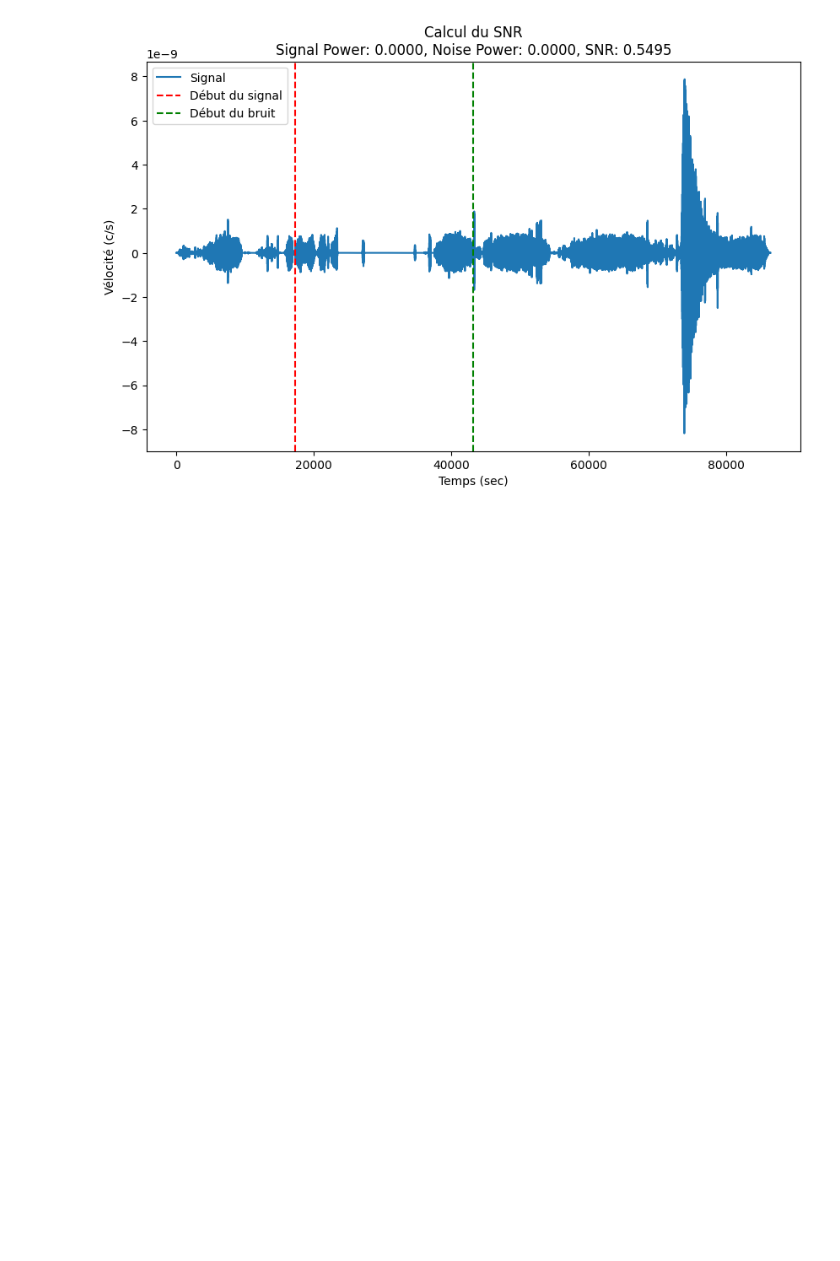
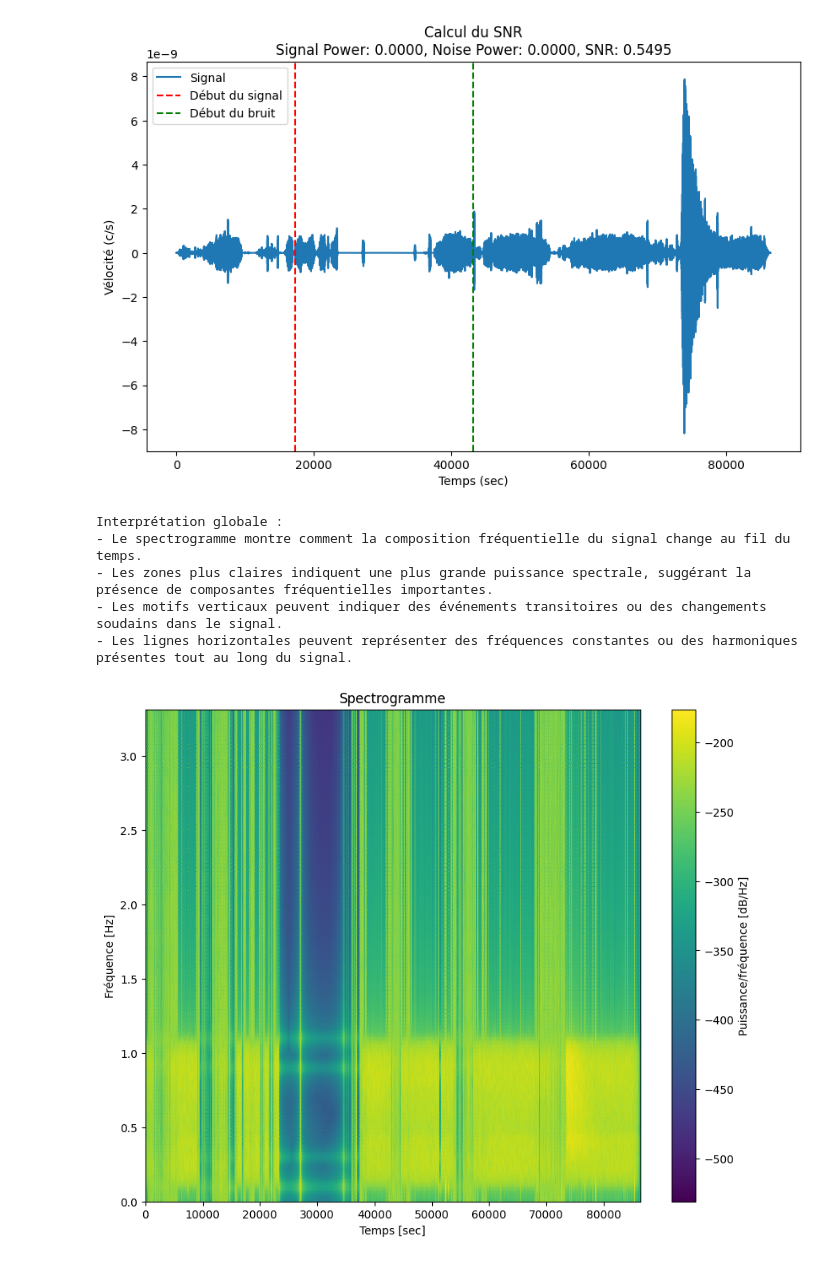
Before and after one commit to RedddOne/Space-INT, a Jupyter notebook: Notebook_Presentation.ipynb, the cells around one changed output. Cells and saved outputs as stored; diff of their text form; code cells hidden in the pictures; blank space fills up the shorter version.

```diff
--- a/Notebook_Presentation.ipynb
+++ b/Notebook_Presentation.ipynb
@@ -357,3 +357,45 @@ plt.show()
 # %% [output]
 Index(['time_abs(%Y-%m-%dT%H:%M:%S.%f)', 'time_rel(sec)', 'velocity(m/s)'], dtype='object')
 [figure]
+# %%
+import numpy as np
+import matplotlib.pyplot as plt
+from scipy.signal import stft
+print("\nInterprétation globale :")
+print("- Le spectrogramme montre comment la composition fréquentielle du signal change au fil du temps.")
+print("- Les zones plus claires indiquent une plus grande puissance spectrale, suggérant la présence de composantes fréquentielles importantes.")
+print("- Les motifs verticaux peuvent indiquer des événements transitoires ou des changements soudains dans le signal.")
+print("- Les lignes horizontales peuvent représenter des fréquences constantes ou des harmoniques présentes tout au long du signal.")
+
+# Charger vos données
+signal = cat['velocity(m/s)'].values
+time = cat['time_rel(sec)'].values
+
+# Calculer la fréquence d'échantillonnage
+fs = 1 / (time[1] - time[0])
+
+# Paramètres STFT
+nperseg = 256  # Longueur de la fenêtre
+noverlap = 128  # Chevauchement
+
+# Calculer la STFT
+f, t, Zxx = stft(signal, fs=fs, nperseg=nperseg, noverlap=noverlap)
+
+# Calculer le spectrogramme (magnitude au carré de la STFT)
+spec = np.abs(Zxx)**2
+
+# Visualisation
+plt.figure(figsize=(10, 8))
+plt.pcolormesh(t, f, 10 * np.log10(spec), shading='gouraud')
+plt.ylabel('Fréquence [Hz]')
+plt.xlabel('Temps [sec]')
+plt.title('Spectrogramme')
+plt.colorbar(label='Puissance/fréquence [dB/Hz]')
+plt.show()
+# %% [output]
+Interprétation globale :
+- Le spectrogramme montre comment la composition fréquentielle du signal change au fil du temps.
+- Les zones plus claires indiquent une plus grande puissance spectrale, suggérant la présence de composantes fréquentielles importantes.
+- Les motifs verticaux peuvent indiquer des événements transitoires ou des changements soudains dans le signal.
+- Les lignes horizontales peuvent représenter des fréquences constantes ou des harmoniques présentes tout au long du signal.
+[figure, added]
```
